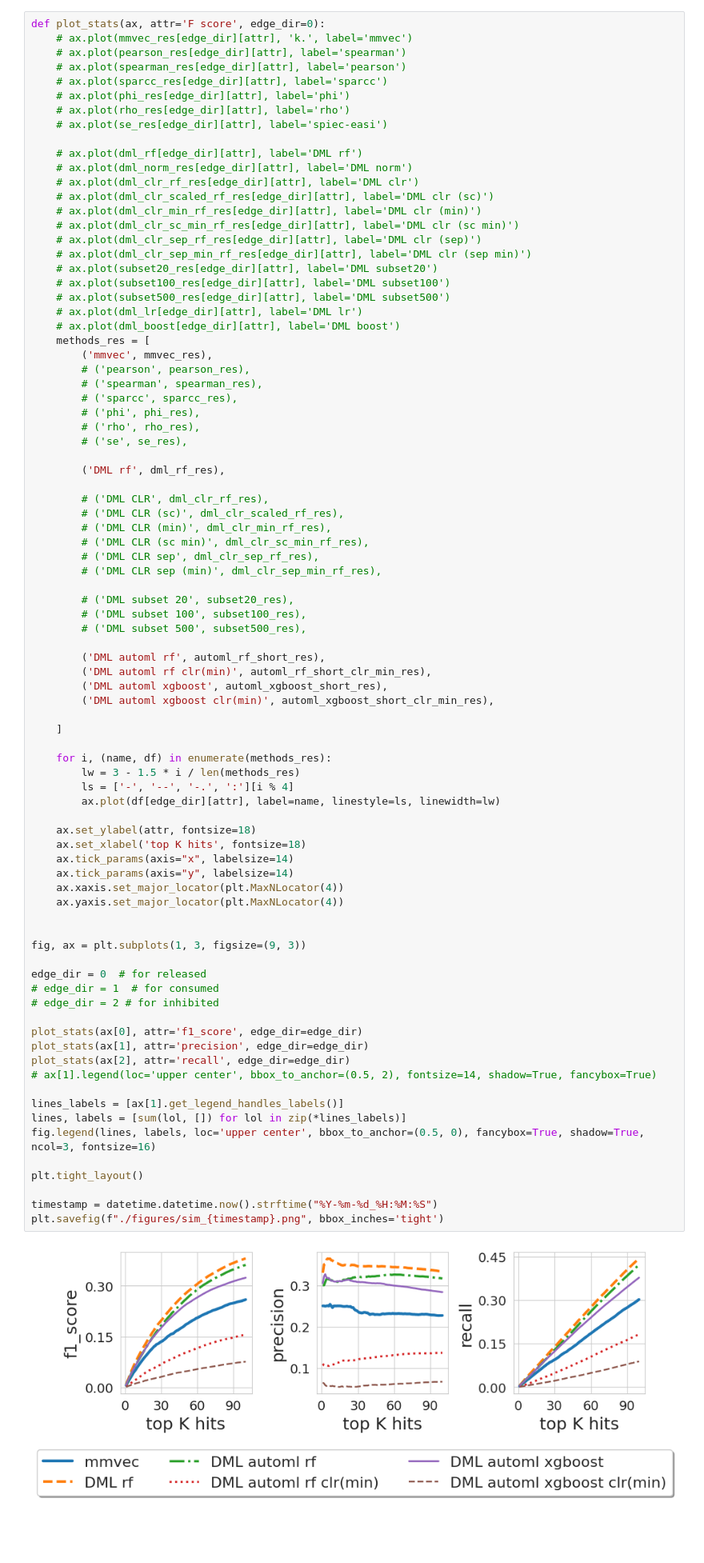
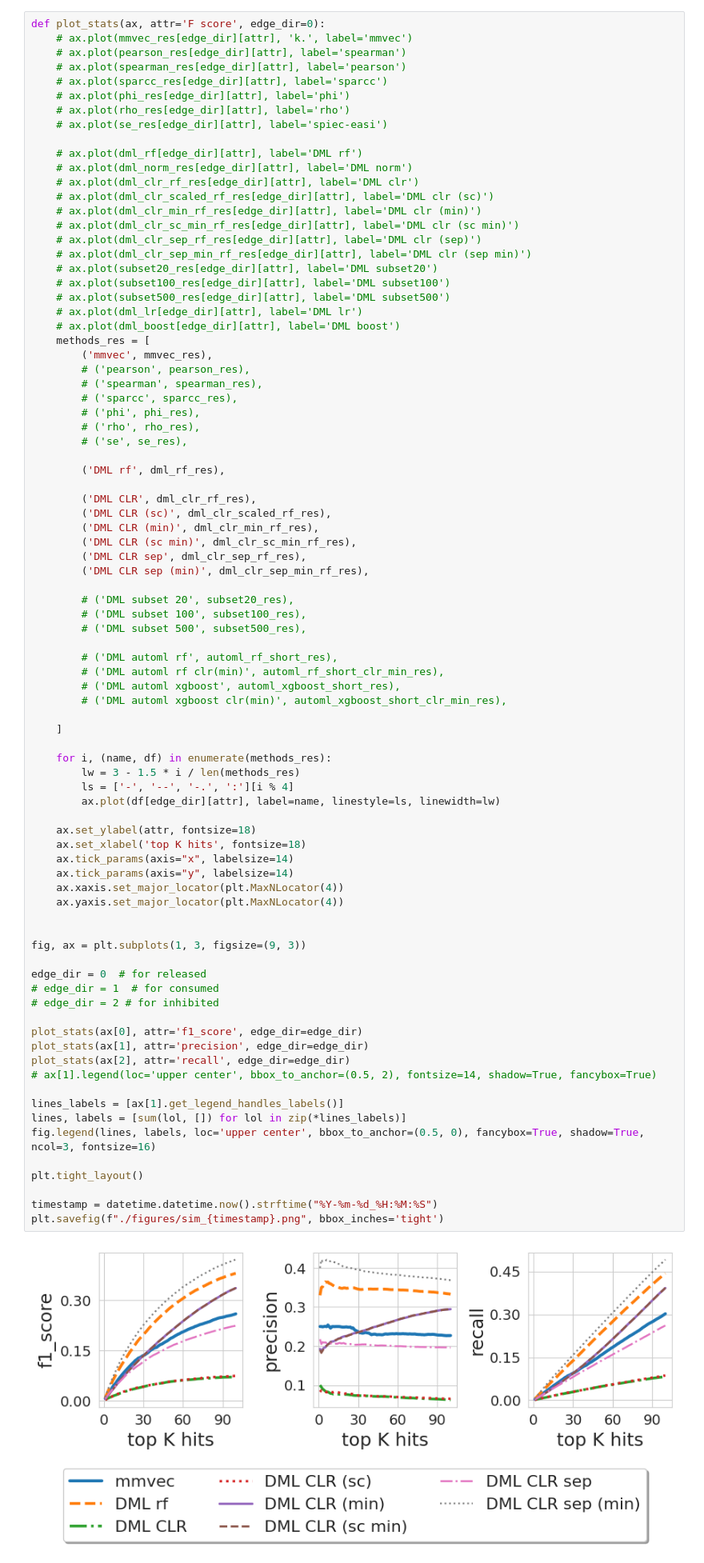
Before and after one commit to DriesDeRyck/thesis, a Jupyter notebook: sim_new/evaluate-simulation.ipynb, the cells around one changed output. Shown: that part at 80% size. Saved outputs shown, nothing was run; the diff lists cells and outputs as text; blank space fills up the shorter version.

Commit message:
updating figures

```diff
--- a/sim_new/evaluate-simulation.ipynb
+++ b/sim_new/evaluate-simulation.ipynb
@@ -357,21 +356,21 @@ def plot_stats(ax, attr='F score', edge_dir=0):
 
         ('DML rf', dml_rf_res),
 
-        # ('DML CLR', dml_clr_rf_res),
-        # ('DML CLR (sc)', dml_clr_scaled_rf_res),
-        # ('DML CLR (min)', dml_clr_min_rf_res),
-        # ('DML CLR (sc min)', dml_clr_sc_min_rf_res),
-        # ('DML CLR sep', dml_clr_sep_rf_res),
-        # ('DML CLR sep (min)', dml_clr_sep_min_rf_res),
+        ('DML CLR', dml_clr_rf_res),
+        ('DML CLR (sc)', dml_clr_scaled_rf_res),
+        ('DML CLR (min)', dml_clr_min_rf_res),
+        ('DML CLR (sc min)', dml_clr_sc_min_rf_res),
+        ('DML CLR sep', dml_clr_sep_rf_res),
+        ('DML CLR sep (min)', dml_clr_sep_min_rf_res),
 
         # ('DML subset 20', subset20_res),
         # ('DML subset 100', subset100_res),
         # ('DML subset 500', subset500_res),
 
-        ('DML automl rf', automl_rf_short_res),
-        ('DML automl rf clr(min)', automl_rf_short_clr_min_res),
-        ('DML automl xgboost', automl_xgboost_short_res),
-        ('DML automl xgboost clr(min)', automl_xgboost_short_clr_min_res),
+        # ('DML automl rf', automl_rf_short_res),
+        # ('DML automl rf clr(min)', automl_rf_short_clr_min_res),
+        # ('DML automl xgboost', automl_xgboost_short_res),
+        # ('DML automl xgboost clr(min)', automl_xgboost_short_clr_min_res),
 
     ]
 
@@ -381,34 +380,34 @@ def plot_stats(ax, attr='F score', edge_dir=0):
         ax.plot(df[edge_dir][attr], label=name, linestyle=ls, linewidth=lw)
 
     ax.set_ylabel(attr, fontsize=18)
     ax.set_xlabel('top K hits', fontsize=18)
     ax.tick_params(axis="x", labelsize=14)
     ax.tick_params(axis="y", labelsize=14)
     ax.xaxis.set_major_locator(plt.MaxNLocator(4))
     ax.yaxis.set_major_locator(plt.MaxNLocator(4))
 
 
 fig, ax = plt.subplots(1, 3, figsize=(9, 3))
 
 edge_dir = 0  # for released
 # edge_dir = 1  # for consumed
 # edge_dir = 2 # for inhibited
 
 plot_stats(ax[0], attr='f1_score', edge_dir=edge_dir)
 plot_stats(ax[1], attr='precision', edge_dir=edge_dir)
 plot_stats(ax[2], attr='recall', edge_dir=edge_dir)
 # ax[1].legend(loc='upper center', bbox_to_anchor=(0.5, 2), fontsize=14, shadow=True, fancybox=True)
 
 lines_labels = [ax[1].get_legend_handles_labels()]
 lines, labels = [sum(lol, []) for lol in zip(*lines_labels)]
 fig.legend(lines, labels, loc='upper center', bbox_to_anchor=(0.5, 0), fancybox=True, shadow=True, ncol=3, fontsize=16)
 
 plt.tight_layout()
 
 timestamp = datetime.datetime.now().strftime("%Y-%m-%d_%H:%M:%S")
 plt.savefig(f"./figures/sim_{timestamp}.png", bbox_inches='tight')
 # %% [output]
-[figure, old version]
+[figure, new version]
 # %%
 lines_labels
 # %% [output]
```
Also changed, not shown: parts of 1 cell of this notebook, 6 other files.
